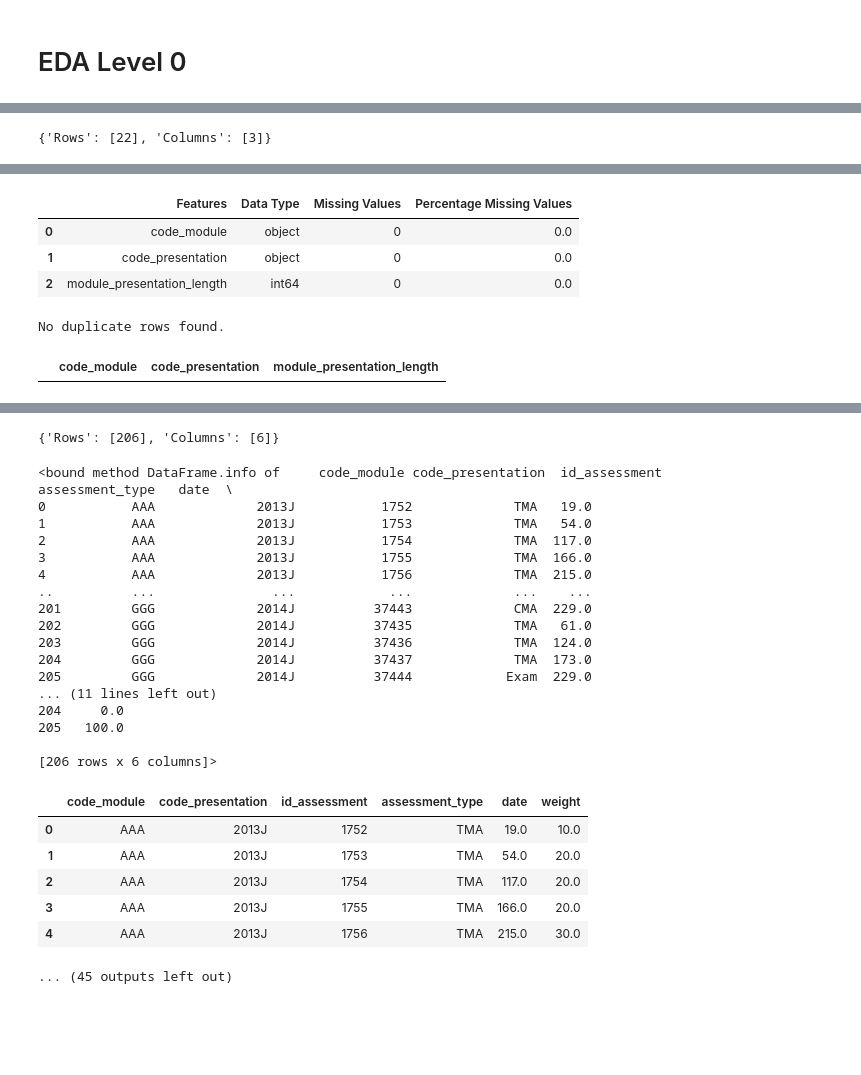
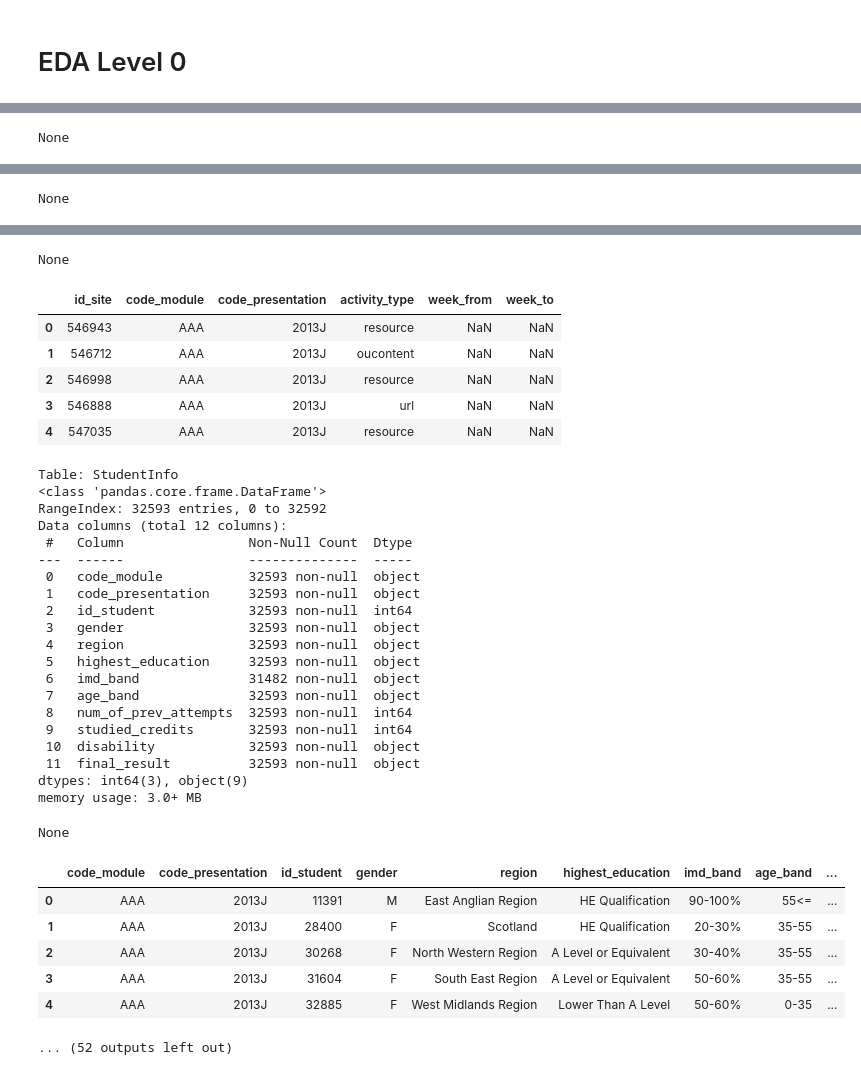
Before and after one commit to Morsalah/OULAD-StudentWithdrawalPrediction-FinalProject, a Jupyter notebook: FinalProject|EDALevel0_.ipynb, the cells around one changed output, grey strips where cells are left out. Drawn from its saved outputs; the diff is of its cells as text; code cells hidden in the pictures; blank space fills up the shorter version.

```diff
--- a/FinalProject|EDALevel0_.ipynb
+++ b/FinalProject|EDALevel0_.ipynb
@@ -93,11 +93,15 @@ def Duplicates(dataframe, drop=False):
 # %%
 for table_name,data in University_Learning_Analytics_datasetData.items():
   print(f"Table: {table_name}")
-  display(DataShape(data))
-  print()
-  display(data.info)
+  display(data.info())
   print()
   display(data.head(5))
+  print()
+print('='*100)
+
+for table_name,data in University_Learning_Analytics_datasetData.items():
+  print(f"Table: {table_name}")
+  display(DataShape(data))
   print()
   display(DistinctValue(data))
   print()
@@ -111 +125 @@ Table: Courses
-{'Rows': [22], 'Columns': [3]}
+None
@@ -134,0 +146 @@ Table: Courses
+None
@@ -138,6 +152,0 @@ Table: Courses
-|  | Features | Data Type | Missing Values | Percentage Missing Values |
-| 0 | code_module | object | 0 | 0.0 |
-| 1 | code_presentation | object | 0 | 0.0 |
-| 2 | module_presentation_length | int64 | 0 | 0.0 |
-No duplicate rows found.
-|  | code_module | code_presentation | module_presentation_length |
@@ -145,25 +167,35 @@ Table: Assessments
-{'Rows': [206], 'Columns': [6]}
+None
+|  | id_site | code_module | code_presentation | activity_type | week_from | week_to |
+| 0 | 546943 | AAA | 2013J | resource | NaN | NaN |
+| 1 | 546712 | AAA | 2013J | oucontent | NaN | NaN |
+| 2 | 546998 | AAA | 2013J | resource | NaN | NaN |
+| 3 | 546888 | AAA | 2013J | url | NaN | NaN |
+| 4 | 547035 | AAA | 2013J | resource | NaN | NaN |
-<bound method DataFrame.info of     code_module code_presentation  id_assessment assessment_type   date  \
-0           AAA             2013J           1752             TMA   19.0
-1           AAA             2013J           1753             TMA   54.0
-2           AAA             2013J           1754             TMA  117.0
-3           AAA             2013J           1755             TMA  166.0
-4           AAA             2013J           1756             TMA  215.0
-..          ...               ...            ...             ...    ...
-201         GGG             2014J          37443             CMA  229.0
-202         GGG             2014J          37435             TMA   61.0
-203         GGG             2014J          37436             TMA  124.0
-204         GGG             2014J          37437             TMA  173.0
-205         GGG             2014J          37444            Exam  229.0
-... (11 lines left out)
-204     0.0
-205   100.0
-
-[206 rows x 6 columns]>
+Table: StudentInfo
+<class 'pandas.core.frame.DataFrame'>
+RangeIndex: 32593 entries, 0 to 32592
+Data columns (total 12 columns):
+ #   Column                Non-Null Count  Dtype
+---  ------                --------------  -----
+ 0   code_module           32593 non-null  object
+ 1   code_presentation     32593 non-null  object
+ 2   id_student            32593 non-null  int64
+ 3   gender                32593 non-null  object
+ 4   region                32593 non-null  object
+ 5   highest_education     32593 non-null  object
+ 6   imd_band              31482 non-null  object
+ 7   age_band              32593 non-null  object
+ 8   num_of_prev_attempts  32593 non-null  int64
+ 9   studied_credits       32593 non-null  int64
+ 10  disability            32593 non-null  object
+ 11  final_result          32593 non-null  object
+dtypes: int64(3), object(9)
+memory usage: 3.0+ MB
-|  | code_module | code_presentation | id_assessment | assessment_type | date | weight |
-| 0 | AAA | 2013J | 1752 | TMA | 19.0 | 10.0 |
-| 1 | AAA | 2013J | 1753 | TMA | 54.0 | 20.0 |
-| 2 | AAA | 2013J | 1754 | TMA | 117.0 | 20.0 |
-| 3 | AAA | 2013J | 1755 | TMA | 166.0 | 20.0 |
-| 4 | AAA | 2013J | 1756 | TMA | 215.0 | 30.0 |
-... (45 outputs left out)
+None
+|  | code_module | code_presentation | id_student | gender | region | highest_education | imd_band | age_band | ... |
+| 0 | AAA | 2013J | 11391 | M | East Anglian Region | HE Qualification | 90-100% | 55<= | ... |
+| 1 | AAA | 2013J | 28400 | F | Scotland | HE Qualification | 20-30% | 35-55 | ... |
+| 2 | AAA | 2013J | 30268 | F | North Western Region | A Level or Equivalent | 30-40% | 35-55 | ... |
+| 3 | AAA | 2013J | 31604 | F | South East Region | A Level or Equivalent | 50-60% | 35-55 | ... |
+| 4 | AAA | 2013J | 32885 | F | West Midlands Region | Lower Than A Level | 50-60% | 0-35 | ... |
+... (52 outputs left out)
```
Also changed, not shown: parts of 1 cell of this notebook.
